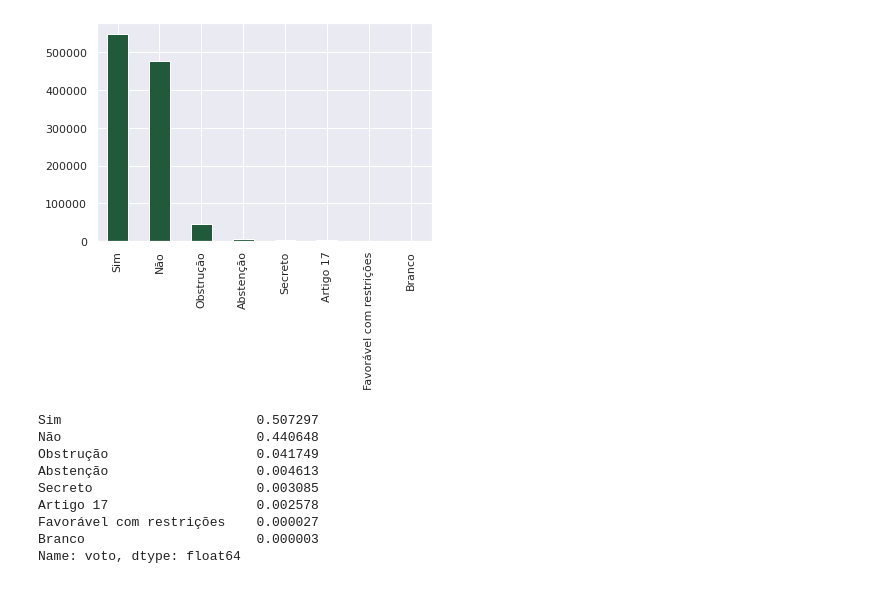
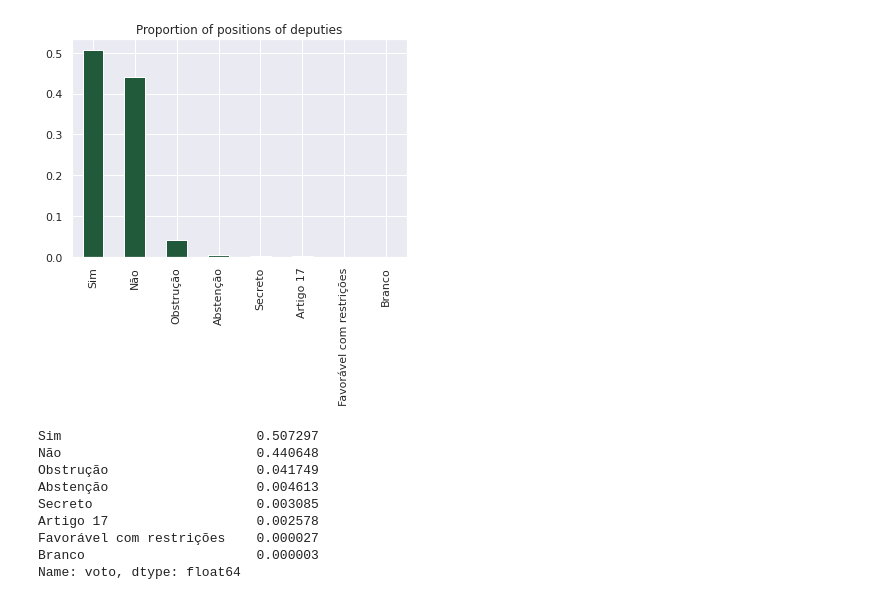
Before and after one commit to lucasmoschen/project-network-science, a Jupyter notebook: notebooks/primary_network_construction.ipynb, the cells around one changed output. Saved outputs shown, nothing was run; the diff lists cells and outputs as text; code cells hidden in the pictures.

```diff
--- a/notebooks/primary_network_construction.ipynb
+++ b/notebooks/primary_network_construction.ipynb
@@ -42,9 +52,10 @@ plt.show()
 # %%
 votings_deputies = pd.read_csv('../data/tables/votes_deputies.csv')
-votings_deputies.voto.value_counts().plot.bar(color='#21593b')
+(votings_deputies.voto.value_counts()/votings_deputies.voto.value_counts().sum()).plot.bar(color='#21593b')
+plt.title('Proportion of positions of deputies')
 plt.show()
 # %% [output]
-[figure, old version]
+[figure, new version]
 # %%
 votings_deputies.voto.value_counts()/votings_deputies.voto.value_counts().sum()
 # %% [output]
```
Also changed, not shown: parts of 7 cells of this notebook, 1 other file.
